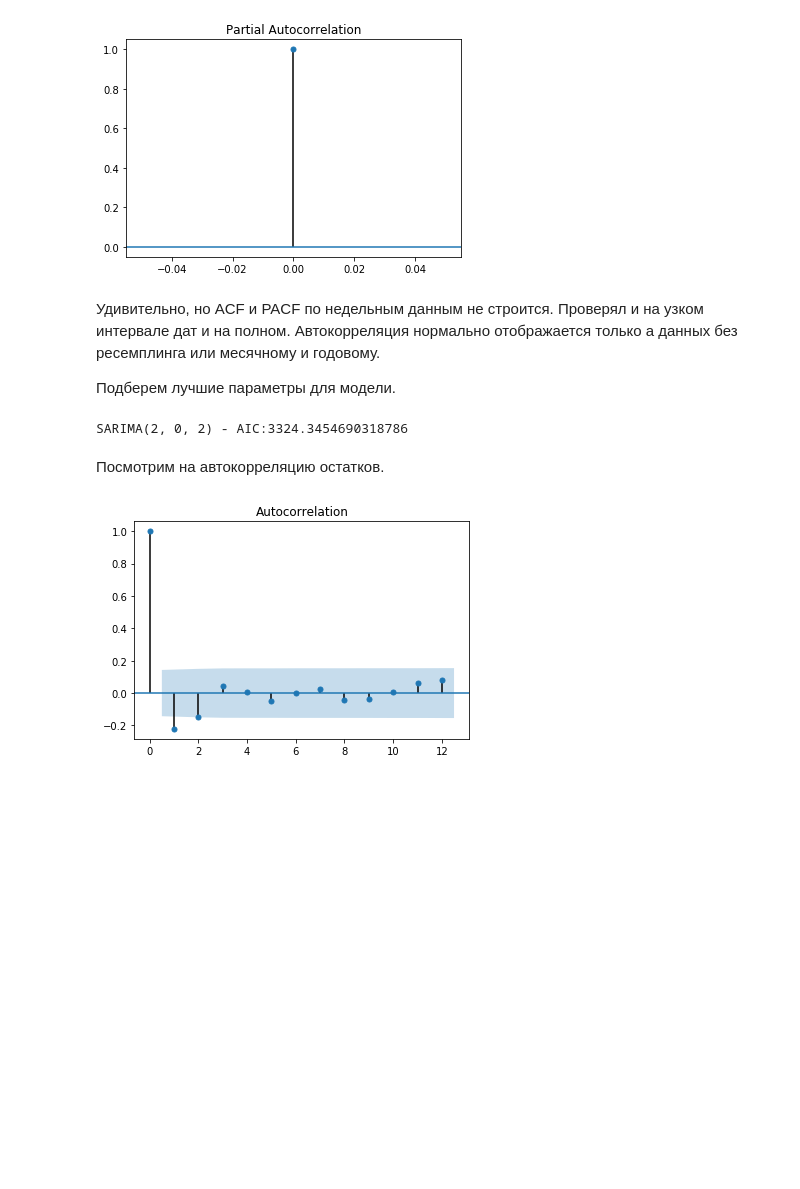
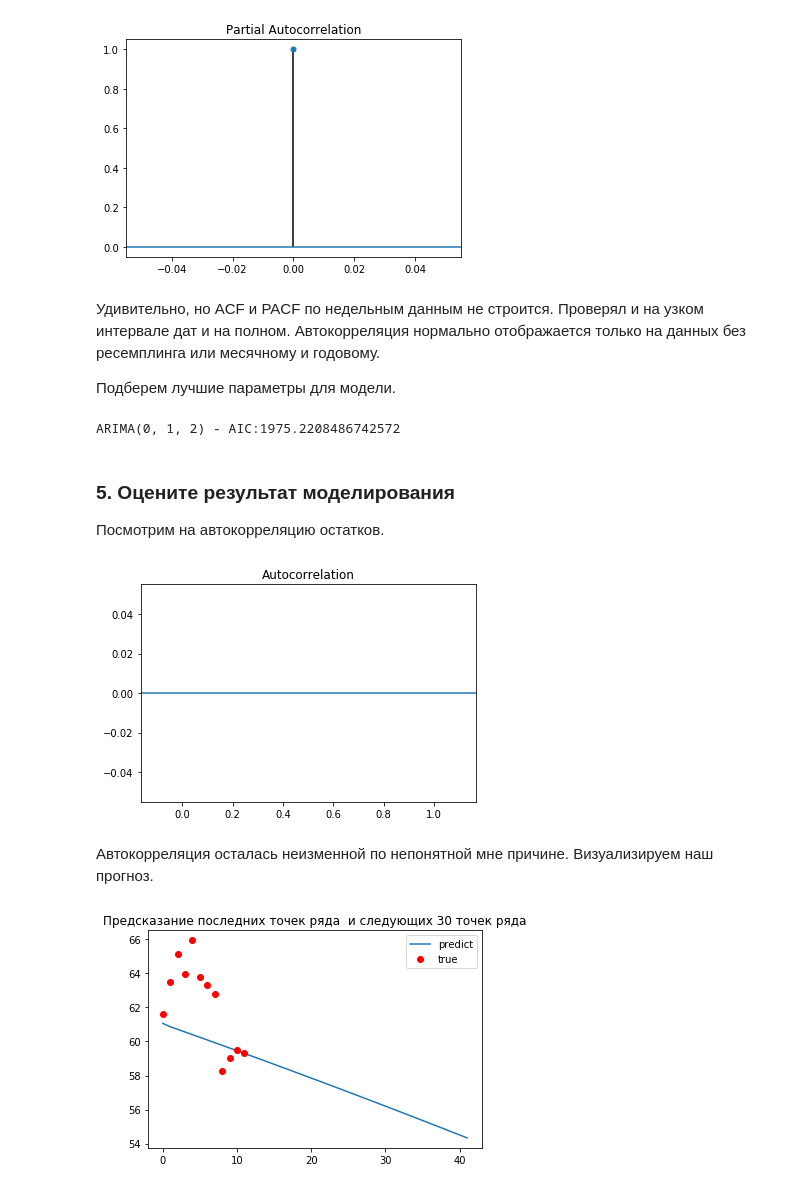
Before and after one commit to Spoukster/ML_in_business, a Jupyter notebook: HW_03.ipynb, the cells around one changed output. Cells and saved outputs as stored; diff of their text form; code cells hidden in the pictures; blank space fills up the shorter version.

```diff
--- a/HW_03.ipynb
+++ b/HW_03.ipynb
@@ -167,7 +159,7 @@ plt.show()
 [figure]
 [figure]
 # %% [markdown]
-Удивительно, но ACF и PACF по недельным данным не строится. Проверял и на узком интервале дат и на полном. Автокорреляция нормально отображается только а данных без ресемплинга или месячному и годовому.
+Удивительно, но ACF и PACF по недельным данным не строится. Проверял и на узком интервале дат и на полном. Автокорреляция нормально отображается только на данных без ресемплинга или месячному и годовому.
 
 Подберем лучшие параметры для модели.
 # %%
@@ -183,7 +175,7 @@ warnings.filterwarnings("ignore")
 aic = {}
 for param in pdq:
     try:
-        mod = sm.tsa.statespace.SARIMAX(data_m['PJME_MW'].values[:-12],
+        mod = sm.tsa.statespace.SARIMAX(brent_data_w['Значение'].values[:-12],
                                         order=param,
                                         trend='ct',
                                         seasonal_order=[0, 0, 0, 0],
@@ -198,11 +190,28 @@ min_aic = min(aic)
 results = aic[min_aic][1]
 print(f'ARIMA{aic[min_aic][0]} - AIC:{min_aic}')
 # %% [output]
-SARIMA(2, 0, 2) - AIC:3324.3454690318786
+ARIMA(0, 1, 2) - AIC:1975.2208486742572
 # %% [markdown]
+### 5. Оцените результат моделирования
 Посмотрим на автокорреляцию остатков.
 # %%
 sm.graphics.tsa.plot_acf(results.resid, lags=12)
 plt.show()
 # %% [output]
-[figure, old version]
+[figure, new version]
+# %% [markdown]
+Автокорреляция осталась неизменной по непонятной мне причине.
+Визуализируем наш прогноз.
+# %%
+pred_dynamic = results.forecast(42)    #делаем предсказание на 3 точки от текущего конца ряда
+
+plt.plot(pred_dynamic, label='predict' )
+
+#Отобразим истинный значения
+plt.plot(brent_data_w['Значение'].values[-12:],'or',label='true')
+plt.title('Предсказание последних точек ряда  и следующих 30 точек ряда')
+plt.legend()
+
+plt.show()
+# %% [output]
+[figure, added]
```
Also changed, not shown: parts of 3 cells of this notebook.
